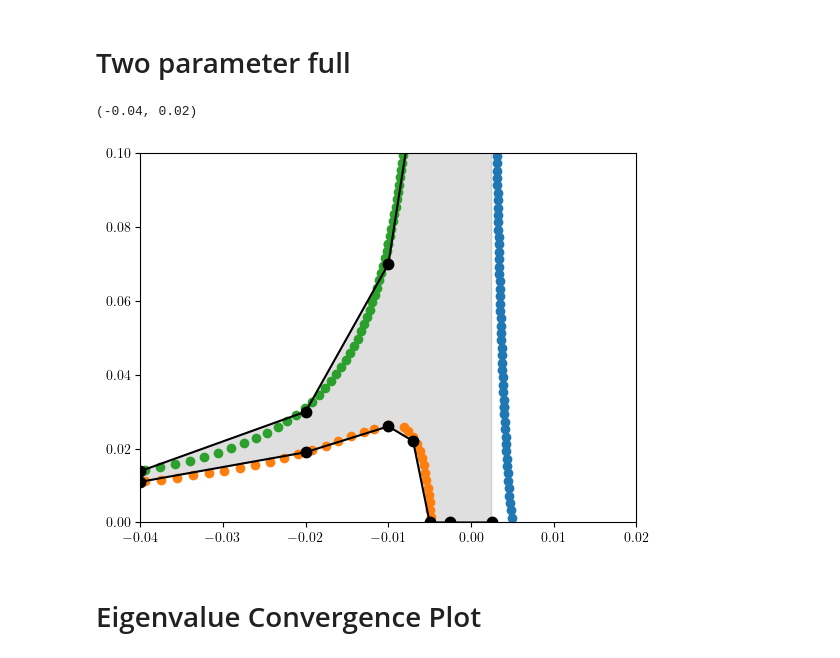
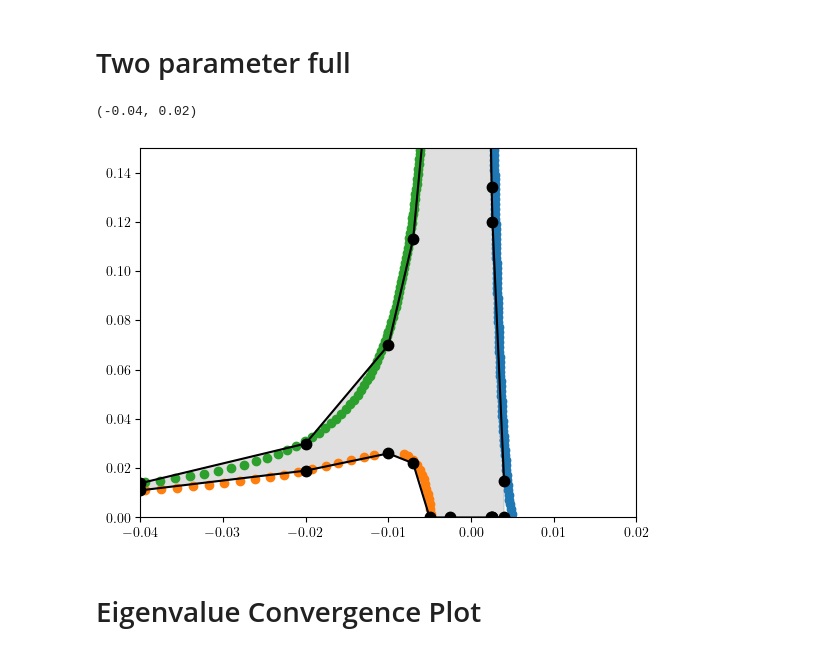
Before and after one commit to youngmp/nm, a Jupyter notebook: v2_jupyter/bif_thal2_85_32_2k.ipynb, the cells around one changed output. Saved outputs shown, nothing was run; the diff lists cells and outputs as text; code cells hidden in the pictures.

```diff
--- a/v2_jupyter/bif_thal2_85_32_2k.ipynb
+++ b/v2_jupyter/bif_thal2_85_32_2k.ipynb
@@ -467,0 +805,6 @@ e_hi_full.append(np.max([es,eu]))
+# %%
+data_bu_list = []
+for i in range(len(in_dicts)):
+    in1 = in_dicts[i]
+    dat = follow_phase_diffs_u(use_point=Yinit,**in1,**kw_b)
+    data_bu_list.append(dat)
@@ -467,0 +829,9 @@ e_hi_full.append(np.max([es,eu]))
+# %%
+fig,axs = plt.subplots(1,2,figsize=(8,2))
+kw_diagram = dict(a=a,b=b,eps_tup=etup,rhs=_redu_c2)
+add_diagram_1d_scatter(axs[0],miter=1,**kw_diagram)
+add_diagram_1d_scatter(axs[1],miter=2,**kw_diagram)
+
+for i in range(2):
+    draw_quick_plot_f(axs[i],data_bs_list,a)
+    draw_quick_plot_f(axs[i],data_bu_list,a,ls='--')
@@ -467,0 +842,16 @@ e_hi_full.append(np.max([es,eu]))
+# %%
+# get min eps
+es_max,phi0 = get_es_max(data_bs_list,data_bu_list)
+
+
+eigenvalues_temp = []
+es_max_temp = []
+for i in range(5):
+    ee = es_max-0.0005*i
+    m1 = get_monodromy_full(ee,phi0[-1],a,b,mname=mname_list[i].format(b))
+    eigenvalues_temp.append(m1.eigenvalues)
+    es_max_temp.append(ee)
+
+b_max_all.append(b)
+eigenvalues_max_all.append(eigenvalues_temp)
+e_vals_mono_max.append(es_max_temp)
@@ -468,3 +876,15 @@ e_hi_full.append(np.max([es,eu]))
+# %%
+b_vals_full.append(b)
+
+es = get_smallest_eps(data_bs_list)
+eu = get_smallest_eps(data_bu_list)
+
+e_vals_full.append(0)
+
+es = get_largest_eps(data_bs_list)
+eu = get_largest_eps(data_bu_list)
+
+e_hi_full.append(np.max([es,eu]))
 # %% [markdown]
 ### b=-0.0025
 # %% [markdown]
@@ -1693,18 +2115,18 @@ data3 = np.loadtxt('../v2_bifdat_2par/redu/'+fname_raw.format(a._n[1],a._m[1]))
 # %%
 fig,axs = plt.subplots()
 axs.fill_between(b_vals_full,e_vals_full,e_hi_full,color='gray',alpha=.25)
 axs.plot(b_vals_full,e_vals_full,marker='.',color='k',markersize=15)
 axs.plot(b_vals_full,e_hi_full,marker='.',color='k',markersize=15)
 
 axs.scatter(data[:,1],data[:,0])
 axs.scatter(data2[:,1],data2[:,0])
 axs.scatter(data3[:,1],data3[:,0])
 
-axs.set_ylim(0,.1)
+axs.set_ylim(0,.15)
 axs.set_xlim(-.04,.02)
 # %% [output]
 (-0.04, 0.02)
-[figure, old version]
+[figure, new version]
 # %%
 fname_lo = '../v2_bifdat_2par/full/thal2_2par_lo_{}{}.dat'.format(a._n[1],a._m[1])
 fname_hi = '../v2_bifdat_2par/full/thal2_2par_hi_{}{}.dat'.format(a._n[1],a._m[1])
```
Also changed, not shown: parts of 71 cells of this notebook, 1 other file.
